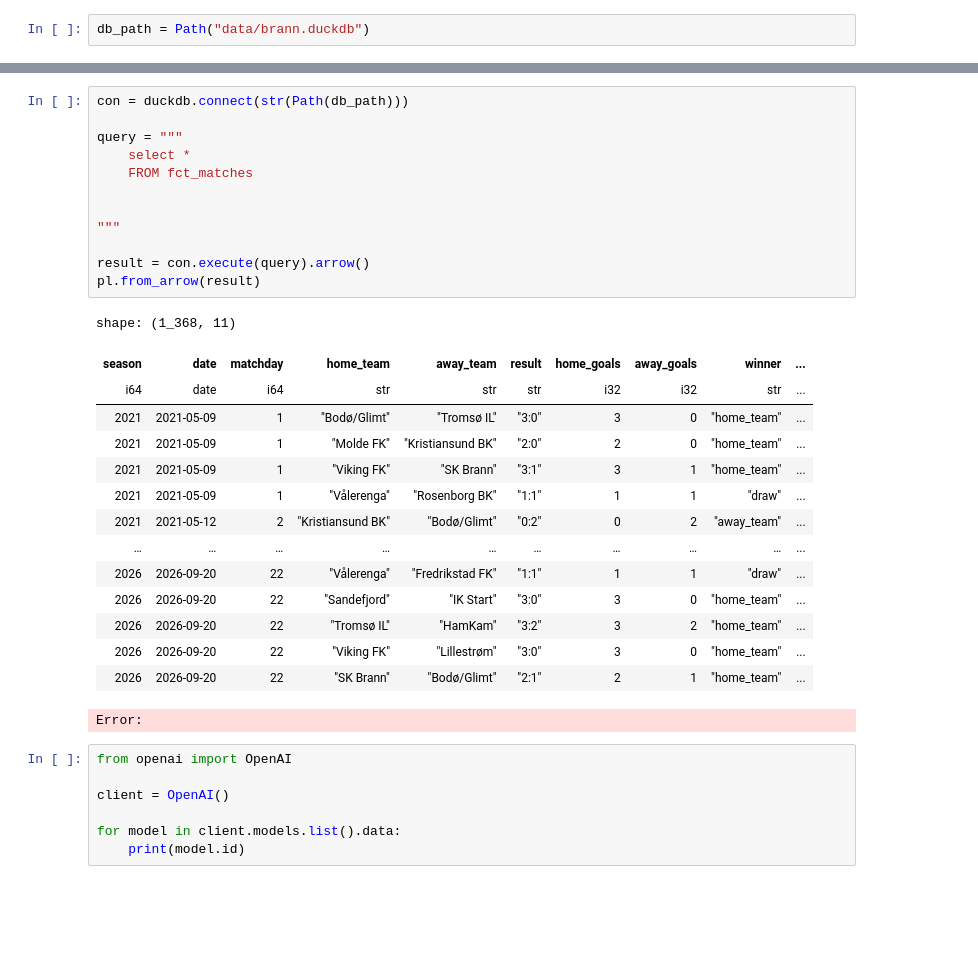
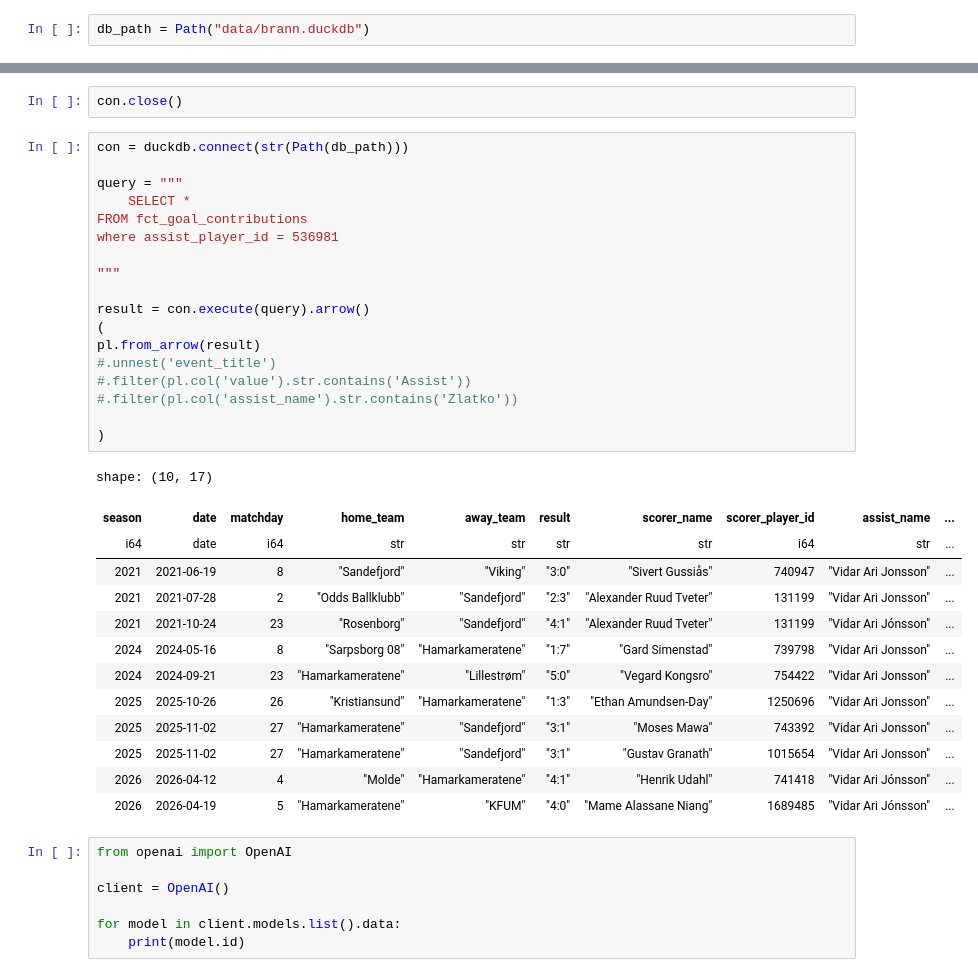
Before and after one commit to PolarsDude/brann_ticket_sales_forecasting, a Jupyter notebook: notebook.ipynb, the cells around one changed output, grey strips where cells are left out. Saved outputs shown, nothing was run; the diff lists cells and outputs as text; blank space fills up the shorter version.

```diff
--- a/notebook.ipynb
+++ b/notebook.ipynb
@@ -92,31 +88,37 @@ shape: (14, 2)
-# %%
-con = duckdb.connect(str(Path(db_path)))
-
-query = """
-    select *
-    FROM fct_matches
-
-
-"""
-
-result = con.execute(query).arrow()
-pl.from_arrow(result)
-# %% [output]
-shape: (1_368, 11)
-| season | date | matchday | home_team | away_team | result | home_goals | away_goals | winner | ... |
-| i64 | date | i64 | str | str | str | i32 | i32 | str | ... |
-| 2021 | 2021-05-09 | 1 | "Bodø/Glimt" | "Tromsø IL" | "3:0" | 3 | 0 | "home_team" | ... |
-| 2021 | 2021-05-09 | 1 | "Molde FK" | "Kristiansund BK" | "2:0" | 2 | 0 | "home_team" | ... |
-| 2021 | 2021-05-09 | 1 | "Viking FK" | "SK Brann" | "3:1" | 3 | 1 | "home_team" | ... |
-| 2021 | 2021-05-09 | 1 | "Vålerenga" | "Rosenborg BK" | "1:1" | 1 | 1 | "draw" | ... |
-| 2021 | 2021-05-12 | 2 | "Kristiansund BK" | "Bodø/Glimt" | "0:2" | 0 | 2 | "away_team" | ... |
-| … | … | … | … | … | … | … | … | … | ... |
-| 2026 | 2026-09-20 | 22 | "Vålerenga" | "Fredrikstad FK" | "1:1" | 1 | 1 | "draw" | ... |
-| 2026 | 2026-09-20 | 22 | "Sandefjord" | "IK Start" | "3:0" | 3 | 0 | "home_team" | ... |
-| 2026 | 2026-09-20 | 22 | "Tromsø IL" | "HamKam" | "3:2" | 3 | 2 | "home_team" | ... |
-| 2026 | 2026-09-20 | 22 | "Viking FK" | "Lillestrøm" | "3:0" | 3 | 0 | "home_team" | ... |
-| 2026 | 2026-09-20 | 22 | "SK Brann" | "Bodø/Glimt" | "2:1" | 2 | 1 | "home_team" | ... |
-Error:
+# %%
+con.close()
+# %%
+con = duckdb.connect(str(Path(db_path)))
+
+query = """
+    SELECT *
+FROM fct_goal_contributions
+where assist_player_id = 536981
+
+"""
+
+result = con.execute(query).arrow()
+(
+pl.from_arrow(result)
+#.unnest('event_title')
+#.filter(pl.col('value').str.contains('Assist'))
+#.filter(pl.col('assist_name').str.contains('Zlatko'))
+
+)
+# %% [output]
+shape: (10, 17)
+| season | date | matchday | home_team | away_team | result | scorer_name | scorer_player_id | assist_name | ... |
+| i64 | date | i64 | str | str | str | str | i64 | str | ... |
+| 2021 | 2021-06-19 | 8 | "Sandefjord" | "Viking" | "3:0" | "Sivert Gussiås" | 740947 | "Vidar Ari Jonsson" | ... |
+| 2021 | 2021-07-28 | 2 | "Odds Ballklubb" | "Sandefjord" | "2:3" | "Alexander Ruud Tveter" | 131199 | "Vidar Ari Jonsson" | ... |
+| 2021 | 2021-10-24 | 23 | "Rosenborg" | "Sandefjord" | "4:1" | "Alexander Ruud Tveter" | 131199 | "Vidar Ari Jónsson" | ... |
+| 2024 | 2024-05-16 | 8 | "Sarpsborg 08" | "Hamarkameratene" | "1:7" | "Gard Simenstad" | 739798 | "Vidar Ari Jonsson" | ... |
+| 2024 | 2024-09-21 | 23 | "Hamarkameratene" | "Lillestrøm" | "5:0" | "Vegard Kongsro" | 754422 | "Vidar Ari Jonsson" | ... |
+| 2025 | 2025-10-26 | 26 | "Kristiansund" | "Hamarkameratene" | "1:3" | "Ethan Amundsen-Day" | 1250696 | "Vidar Ari Jonsson" | ... |
+| 2025 | 2025-11-02 | 27 | "Hamarkameratene" | "Sandefjord" | "3:1" | "Moses Mawa" | 743392 | "Vidar Ari Jonsson" | ... |
+| 2025 | 2025-11-02 | 27 | "Hamarkameratene" | "Sandefjord" | "3:1" | "Gustav Granath" | 1015654 | "Vidar Ari Jonsson" | ... |
+| 2026 | 2026-04-12 | 4 | "Molde" | "Hamarkameratene" | "4:1" | "Henrik Udahl" | 741418 | "Vidar Ari Jónsson" | ... |
+| 2026 | 2026-04-19 | 5 | "Hamarkameratene" | "KFUM" | "4:0" | "Mame Alassane Niang" | 1689485 | "Vidar Ari Jónsson" | ... |
 # %%
 from openai import OpenAI
 
```
Also changed, not shown: parts of 4 cells of this notebook, 3 other files.
